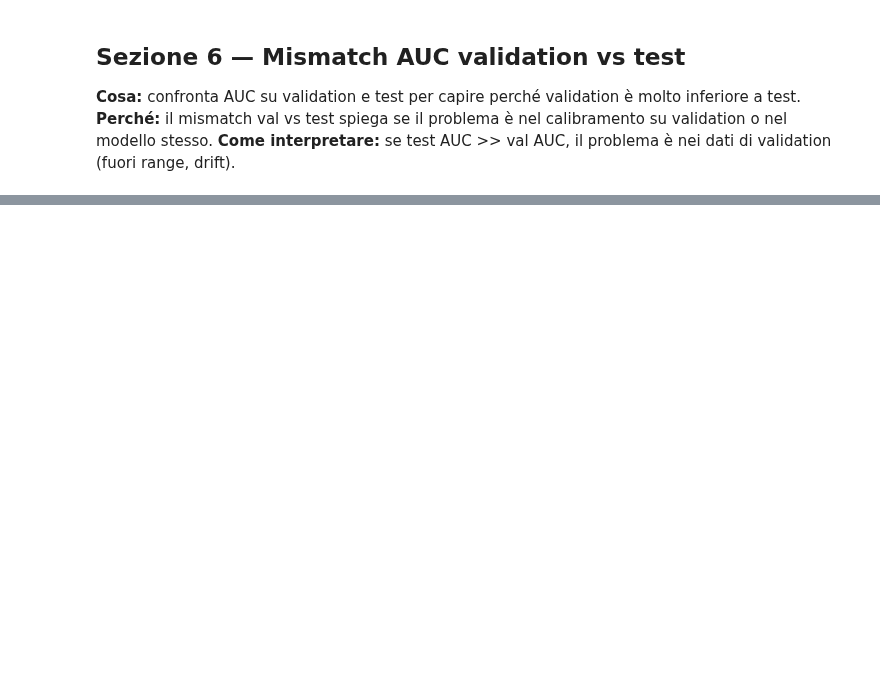
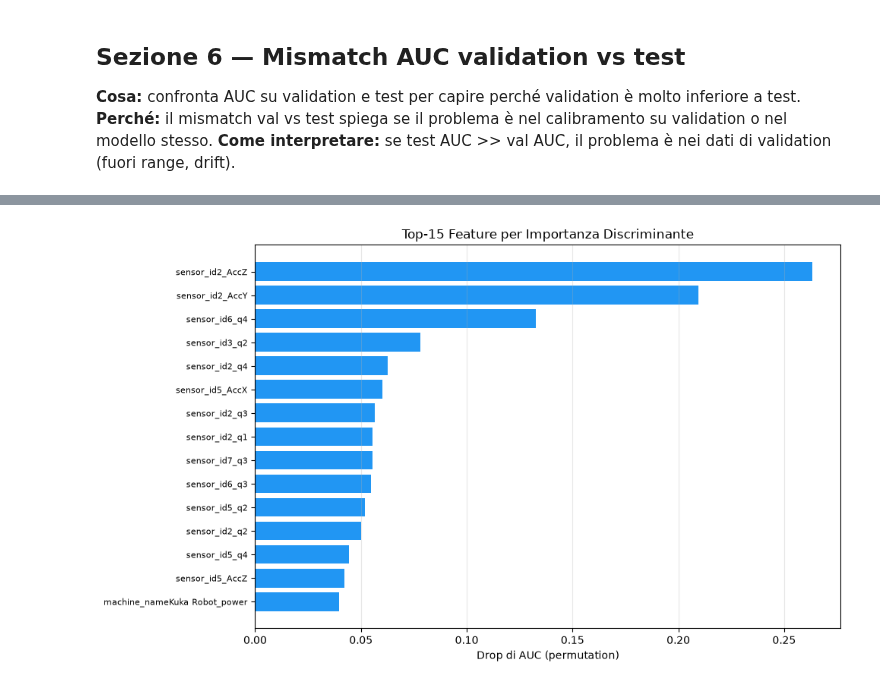
Before and after one commit to s349534/AM01-Detection-of-Anomalous-Behaviour-in-Industrial-Robot, a Jupyter notebook: notebooks/04_model_diagnosis.ipynb, the cells around one changed output, grey strips where cells are left out. Saved outputs shown, nothing was run; the diff lists cells and outputs as text; code cells hidden in the pictures; blank space fills up the shorter version.

```diff
--- a/notebooks/04_model_diagnosis.ipynb
+++ b/notebooks/04_model_diagnosis.ipynb
@@ -448,0 +842,87 @@ for i in np.argsort(channel_anom_err - channel_norm_err)[:5]:
+# %%
+"""Sezione 4B — Feature Importance per Discriminazione."""
+try:
+    SEED
+except NameError:
+    SEED = 42
+set_seed(SEED)
+
+import matplotlib.pyplot as plt
+import numpy as np
+from sklearn.metrics import roc_auc_score
+
+# --- AUC di riferimento su validation ---
+y_val = np.concatenate([np.zeros(len(err_val_norm)), np.ones(len(err_val_anom))])
+err_val_combined = np.concatenate([err_val_norm, err_val_anom])
+auc_base = roc_auc_score(y_val, err_val_combined)
+
+# --- Permutation importance per feature ---
+def permutation_importance_feature(loader, model, device, feature_idx, n_trials=5):
+    model.eval()
+    aucs = []
+    for _ in range(n_trials):
+        errs_shuffled = []
+        with torch.no_grad():
+            for batch in loader:
+                x = batch[0] if isinstance(batch, (list, tuple)) else batch
+                x = x.to(device)
+                x_shuf = x.clone()
+                # Shuffle solo la feature_idx su tutta la finestra
+                perm = torch.randperm(x.shape[0])
+                x_shuf[:, :, feature_idx] = x[perm, :, feature_idx]
+                err = model.compute_reconstruction_error(x_shuf, reduction="sample", metric="mae")
+                errs_shuffled.append(err.cpu().numpy())
+        errs_shuffled = np.concatenate(errs_shuffled)
+        # Mix norm e anom per calcolare AUC con feature shuf
+        n_norm = len(err_val_norm)
+        # Per semplicità: mescola gli errori shuf con label originali
+        y_shuf = np.concatenate([np.zeros(n_norm), np.ones(len(errs_shuffled) - n_norm)])
+        auc = roc_auc_score(y_shuf, errs_shuffled)
+        aucs.append(auc)
+    return np.mean(aucs)
+
+# Per ogni feature, calcola drop di AUC
+importance = []
+for i in range(input_dim):
+    auc_shuf = permutation_importance_feature(val_normal_loader, model, DEVICE, i)
+    # Usa solo normal loader per shuf, poi confronta con anomali non shuf
+    # Approccio semplificato: shuf su normal loader, poi AUC con anomali originali
+    errs_shuf = []
+    model.eval()
+    with torch.no_grad():
+        for batch in val_normal_loader:
+            x = batch[0] if isinstance(batch, (list, tuple)) else batch
+            x = x.to(DEVICE)
+            x_shuf = x.clone()
+            perm = torch.randperm(x.shape[0])
+            x_shuf[:, :, i] = x[perm, :, i]
+            err = model.compute_reconstruction_error(x_shuf, reduction="sample", metric="mae")
+            errs_shuf.append(err.cpu().numpy())
+    errs_shuf = np.concatenate(errs_shuf)
+    y_mixed = np.concatenate([np.zeros(len(errs_shuf)), np.ones(len(err_val_anom))])
+    err_mixed = np.concatenate([errs_shuf, err_val_anom])
+    auc_shuf_mixed = roc_auc_score(y_mixed, err_mixed)
+    importance.append((feature_names[i], auc_base - auc_shuf_mixed))
+
+importance.sort(key=lambda x: -x[1])
+
+print("=== FEATURE IMPORTANCE (Drop di AUC per permutation) ===")
+print(f"AUC baseline: {auc_base:.4f}\n")
+print("%-40s %12s" % ("Feature", "AUC Drop"))
+for name, drop in importance[:15]:
+    print("%-40s %12.4f" % (name[:38], drop))
+
+# --- Plot ---
+fig, ax = plt.subplots(1, 1, figsize=(10, 6))
+names = [x[0] for x in importance[:15]]
+drops = [x[1] for x in importance[:15]]
+ax.barh(range(len(names)), drops, color='#2196F3')
+ax.set_yticks(range(len(names)))
+ax.set_yticklabels(names, fontsize=8)
+ax.set_xlabel("Drop di AUC (permutation)")
+ax.set_title("Top-15 Feature per Importanza Discriminante")
+ax.invert_yaxis()
+ax.grid(True, alpha=0.3, axis='x')
+plt.tight_layout()
+plt.show()
+# %% [output]
@@ -448,0 +948 @@ for i in np.argsort(channel_anom_err - channel_norm_err)[:5]:
+[figure, added]
```
Also changed, not shown: parts of 36 cells of this notebook, 7 other files.
